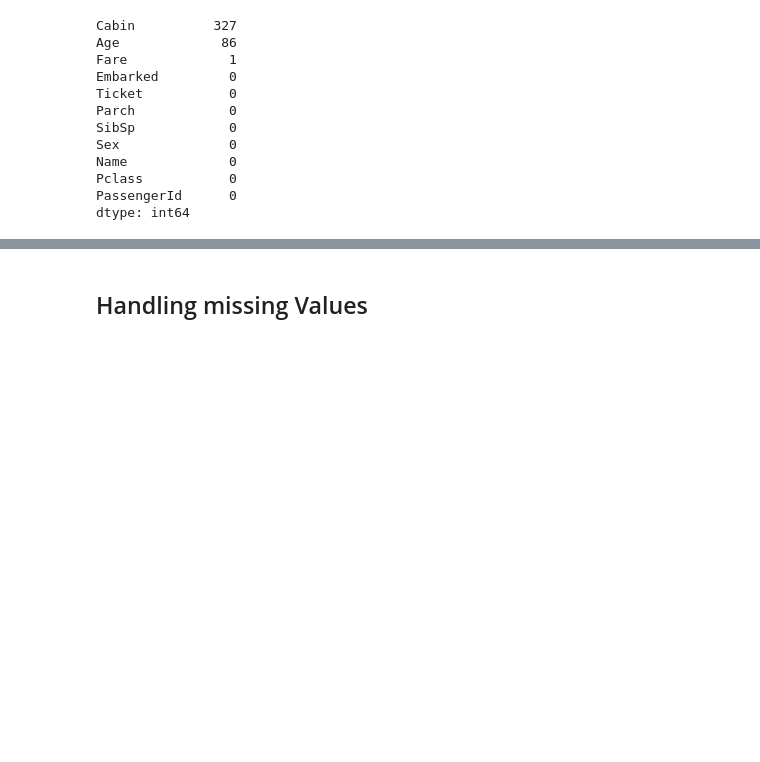
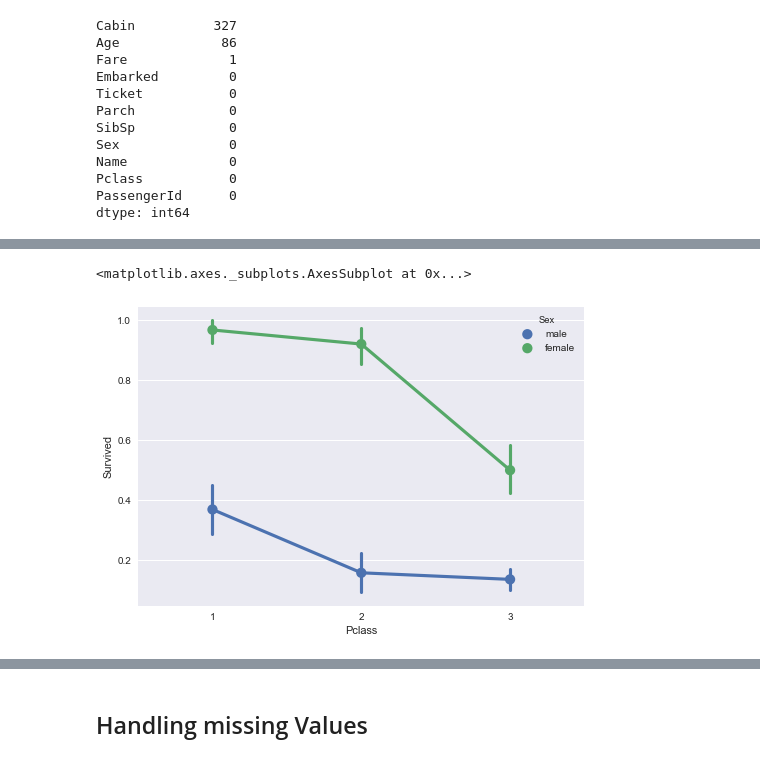
Before and after one commit to dgangwar/Machine-Learning-Exercises, a Jupyter notebook: TitanicClassification/Titanic Disaster Classification.ipynb, the cells around one changed output, grey strips where cells are left out. Drawn from its saved outputs; the diff is of its cells as text; code cells hidden in the pictures; blank space fills up the shorter version.

```diff
--- a/TitanicClassification/Titanic Disaster Classification.ipynb
+++ b/TitanicClassification/Titanic Disaster Classification.ipynb
@@ -58,0 +81,5 @@ total_data.hist(bins=10,figsize=(9,7),grid=False);
+# %%
+sns.pointplot(data=train_df, x='Pclass',y='Survived', hue='Sex')
+# %% [output]
+<matplotlib.axes._subplots.AxesSubplot at 0x...>
+[figure, added]
```
Also changed, not shown: parts of 9 cells of this notebook.
